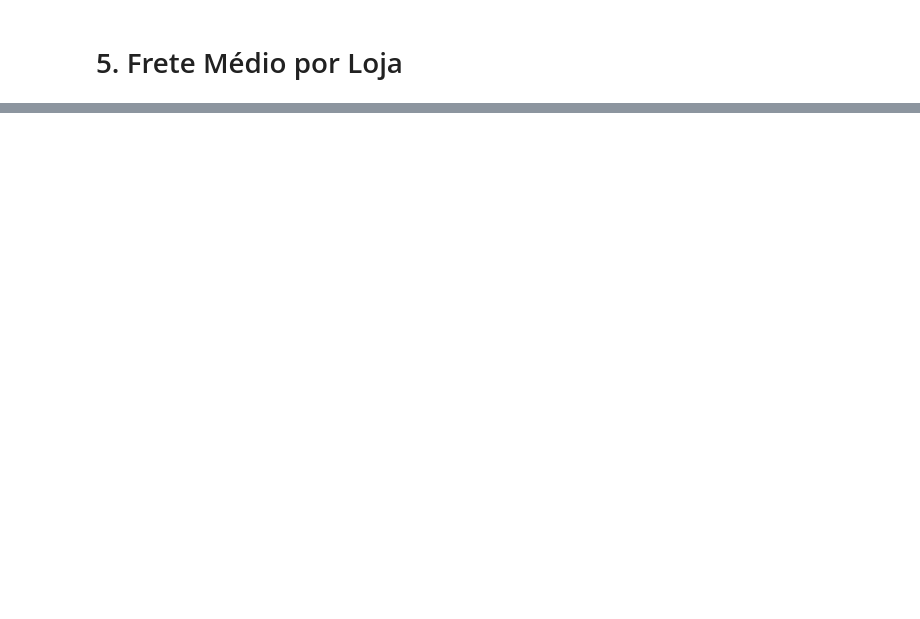
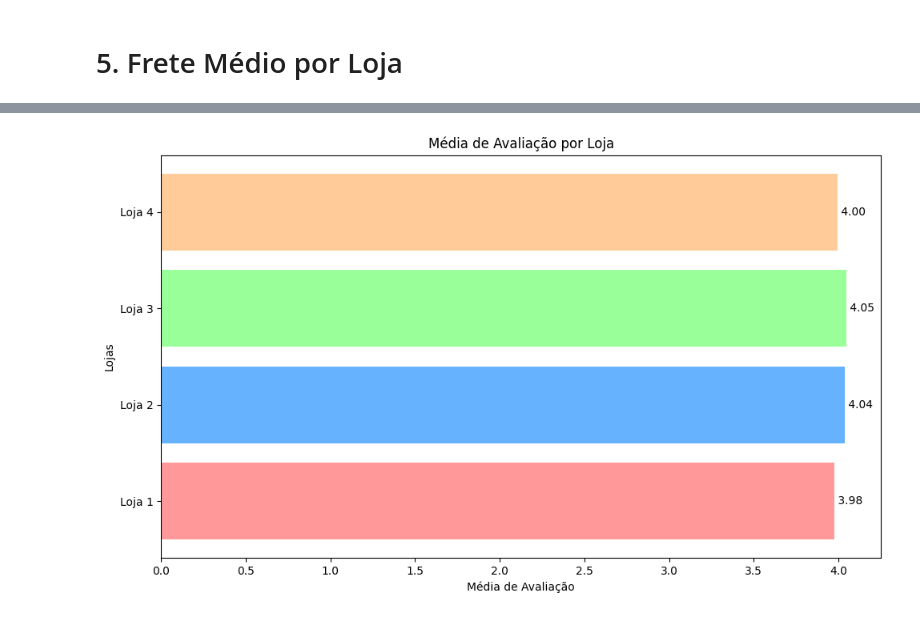
Before and after one commit to matheusnleite/challenge-alura-store, a Jupyter notebook: AluraStoreBr.ipynb, the cells around one changed output, grey strips where cells are left out. Saved outputs shown, nothing was run; the diff lists cells and outputs as text; code cells hidden in the pictures; blank space fills up the shorter version.

```diff
--- a/AluraStoreBr.ipynb
+++ b/AluraStoreBr.ipynb
@@ -83,11 +85,11 @@ dtype: int64
 #calculculando a media de avaliação dos produtos de cada loja
 def media_avaliacao(loja, numero_loja):
     media = loja['Avaliação da compra'].mean()
-    print(f"\nMédia de avaliação dos produtos da loja {numero_loja}: {media:.2f}")
+    return media
 
-media_avaliacao(loja, 1)
-media_avaliacao(loja2, 2)
-media_avaliacao(loja3, 3)
-media_avaliacao(loja4, 4)
+print(f"\nMédia de avaliação dos produtos da loja 1: {media_avaliacao(loja, 1):.2f}")
+print(f"Média de avaliação dos produtos da loja 2: {media_avaliacao(loja2, 2):.2f}")
+print(f"Média de avaliação dos produtos da loja 3: {media_avaliacao(loja3, 3):.2f}")
+print(f"Média de avaliação dos produtos da loja 4: {media_avaliacao(loja4, 4):.2f}")
 # %% [output]
 Média de avaliação dos produtos da loja 1: 3.98
@@ -137,0 +265,41 @@ dtype: int64
+# %%
+###################Grafico da média de avaliação dos produtos
+
+def criar_grafico_avaliacao():
+
+    media_loja1 = media_avaliacao(loja, 1)
+    media_loja2 = media_avaliacao(loja2, 2)
+    media_loja3 = media_avaliacao(loja3, 3)
+    media_loja4 = media_avaliacao(loja4, 4)
+
+    medias = [media_loja1, media_loja2, media_loja3, media_loja4]
+    lojas = ['Loja 1', 'Loja 2', 'Loja 3', 'Loja 4']
+    cores = ['#FF9999', '#66B2FF', '#99FF99', '#FFCC99']
+
+
+    fig, ax = plt.subplots(figsize=(10, 6))
+
+
+    barras = ax.barh(lojas, medias, color=cores)
+
+
+    ax.set_title('Média de Avaliação por Loja')
+    ax.set_xlabel('Média de Avaliação')
+    ax.set_ylabel('Lojas')
+
+
+    for i, v in enumerate(medias):
+        ax.text(v, i, f' {v:.2f}', va='center')
+
+
+    plt.tight_layout()
+
+
+    plt.savefig('graficos/avaliacoes_lojas_barh.png')
+
+    plt.show()
+
+# Criando o gráfico
+criar_grafico_avaliacao()
+# %% [output]
+[figure, added]
```
Also changed, not shown: parts of 11 cells of this notebook, 5 other files.
